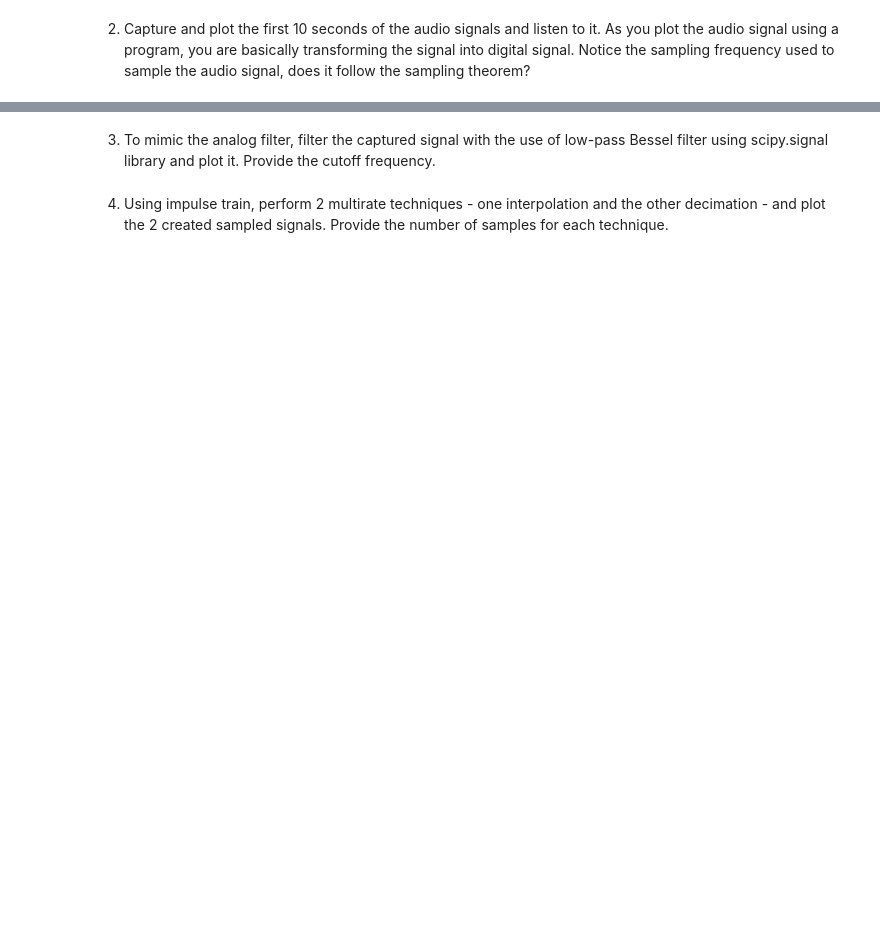
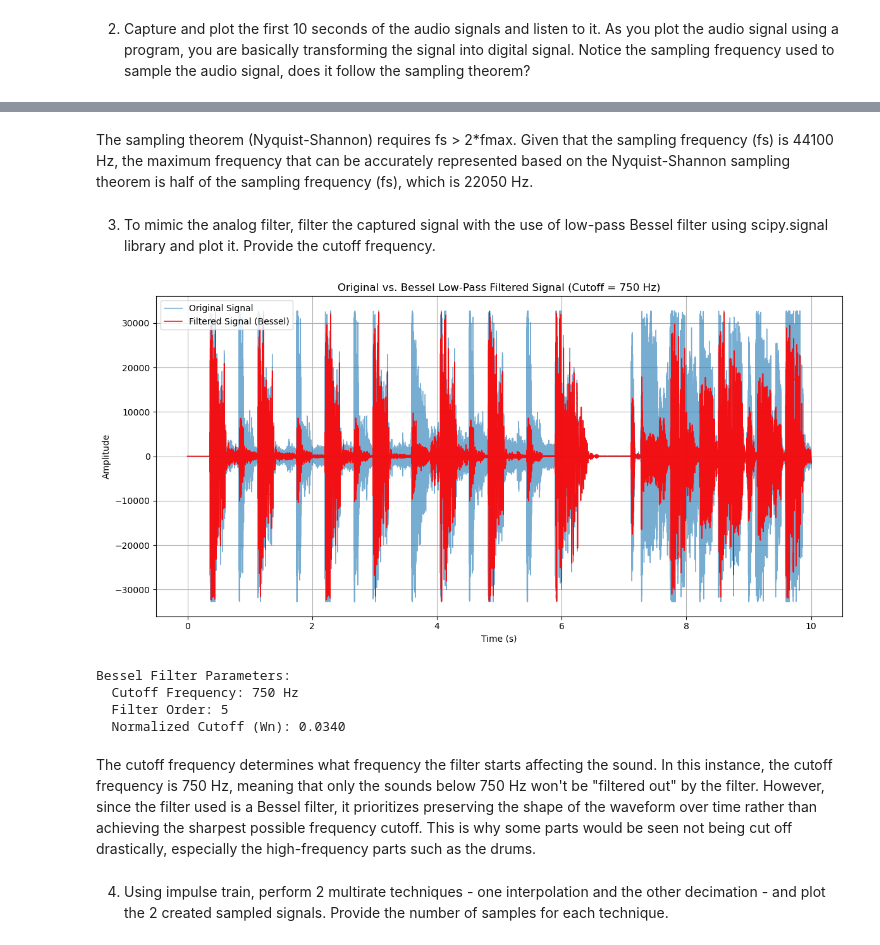
Before and after one commit to leon-pscl/CPE027-pscl, a Jupyter notebook: HOA4/Pascual_HOA4_CPE027_CPE41S2.ipynb, the cells around one changed output, grey strips where cells are left out. Saved outputs shown, nothing was run; the diff lists cells and outputs as text; code cells hidden in the pictures; blank space fills up the shorter version.

```diff
--- a/HOA4/Pascual_HOA4_CPE027_CPE41S2.ipynb
+++ b/HOA4/Pascual_HOA4_CPE027_CPE41S2.ipynb
@@ -85,41 +92,46 @@ print(f"This follows the sampling theorem if the audio bandwidth is below {nyqui
+# %% [markdown]
+The sampling theorem (Nyquist-Shannon) requires fs > 2*fmax. Given that the sampling frequency (fs) is 44100 Hz, the maximum frequency that can be accurately represented based on the Nyquist-Shannon sampling theorem is half of the sampling frequency (fs), which is 22050 Hz.
 # %% [markdown]
 3. To mimic the analog filter, filter the captured signal with the use of low-pass Bessel filter using scipy.signal library and plot it. Provide the cutoff frequency.
 # %%
 # Task 3: Apply low-pass Bessel filter to mimic analog filter
 from scipy.signal import bessel, sosfilt
 
 # Design Bessel filter
-cutoff_freq = 3000  # Cutoff frequency in Hz
-filter_order = 5  # Filter order
+cutoff_freq = 750  # Cutoff frequency in Hz
+filter_order = 5   # Filter order
 Wn = cutoff_freq / (fs / 2)  # Normalized cutoff
 
 # Create Bessel filter (low-pass)
 sos = bessel(filter_order, Wn, btype='low', analog=False, output='sos')
 
 # Apply the filter to the signal
 filtered_signal = sosfilt(sos, signal_10s)
 
-# Plot original and filtered signals
-fig, axes = plt.subplots(2, 1, figsize=(12, 6))
-axes[0].plot(time_10s, signal_10s)
-axes[0].set_title('Original Audio Signal (First 10s)')
-axes[0].set_xlabel('Time (s)')
-axes[0].set_ylabel('Amplitude')
-axes[0].grid(True)
-
-axes[1].plot(time_10s, filtered_signal)
-axes[1].set_title(f'Filtered Signal (Bessel Low-Pass, Cutoff = {cutoff_freq} Hz)')
-axes[1].set_xlabel('Time (s)')
-axes[1].set_ylabel('Amplitude')
-axes[1].grid(True)
-
+# Plot original and filtered signals overlaid
+fig, ax = plt.subplots(figsize=(12, 6))
+ax.plot(time_10s, signal_10s, label='Original Signal', alpha=0.6, linewidth=1)
+ax.plot(time_10s, filtered_signal, label='Filtered Signal (Bessel)', alpha=0.9, linewidth=1.2, color='red')
+ax.set_title(f'Original vs. Bessel Low-Pass Filtered Signal (Cutoff = {cutoff_freq} Hz)')
+ax.set_xlabel('Time (s)')
+ax.set_ylabel('Amplitude')
+ax.legend()
+ax.grid(True)
 plt.tight_layout()
 plt.show()
 
 print(f"Bessel Filter Parameters:")
 print(f"  Cutoff Frequency: {cutoff_freq} Hz")
 print(f"  Filter Order: {filter_order}")
 print(f"  Normalized Cutoff (Wn): {Wn:.4f}")
+# %% [output]
+[figure, added]
+Bessel Filter Parameters:
+  Cutoff Frequency: 750 Hz
+  Filter Order: 5
+  Normalized Cutoff (Wn): 0.0340
+# %% [markdown]
+The cutoff frequency determines what frequency the filter starts affecting the sound. In this instance, the cutoff frequency is 750 Hz, meaning that only the sounds below 750 Hz won't be "filtered out" by the filter. However, since the filter used is a Bessel filter, it prioritizes preserving the shape of the waveform over time rather than achieving the sharpest possible frequency cutoff. This is why some parts would be seen not being cut off drastically, especially the high-frequency parts such as the drums.
 # %% [markdown]
 4. Using impulse train, perform 2 multirate techniques - one interpolation and the other decimation - and plot the 2 created sampled signals. Provide the number of samples for each technique.
 # %%
```
Also changed, not shown: parts of 14 cells of this notebook.
